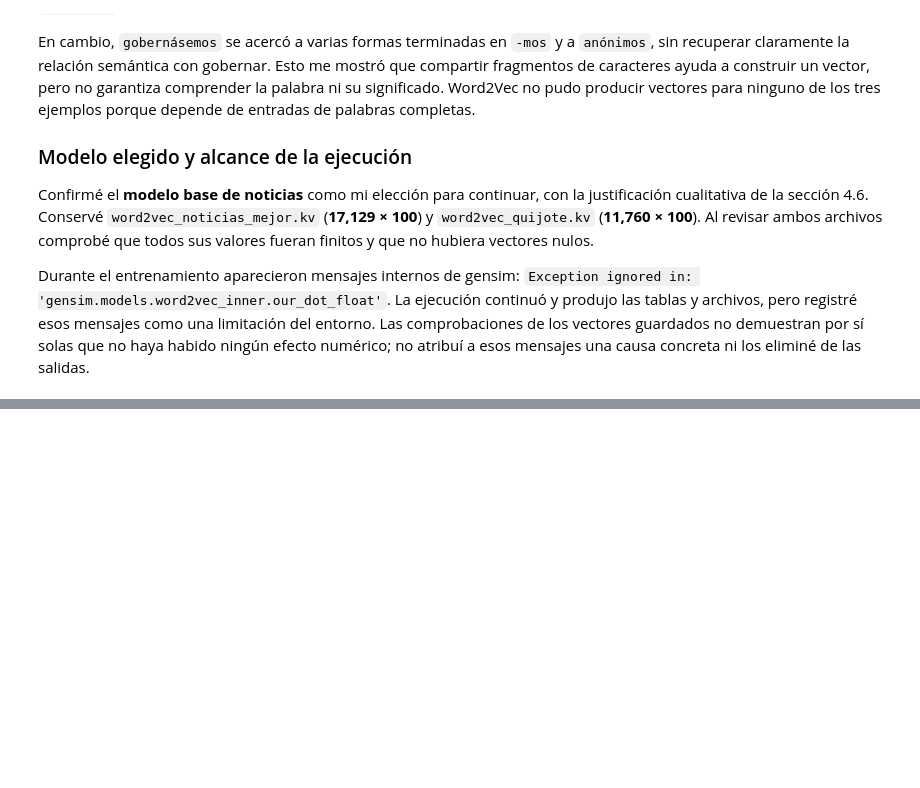
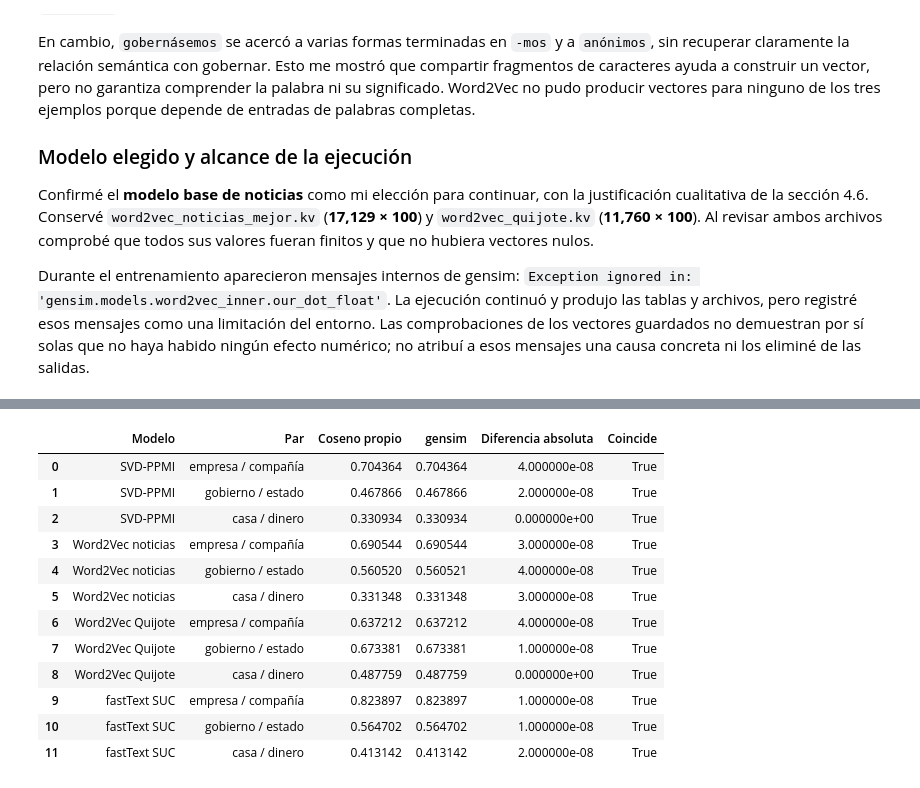
Before and after one commit to Jtanchezz/NLP, a Jupyter notebook: Lab9/lab9.ipynb, the cells around one changed output, grey strips where cells are left out. Saved outputs shown, nothing was run; the diff lists cells and outputs as text; code cells hidden in the pictures; blank space fills up the shorter version.

```diff
--- a/Lab9/lab9.ipynb
+++ b/Lab9/lab9.ipynb
@@ -1402,0 +1472,47 @@ Durante el entrenamiento aparecieron mensajes internos de gensim: `Exception ign
+# %%
+def coseno(u, v):
+    u = np.asarray(u, dtype=np.float64)
+    v = np.asarray(v, dtype=np.float64)
+    denominador = np.linalg.norm(u) * np.linalg.norm(v)
+    if denominador == 0:
+        raise ValueError("El coseno no está definido para vectores de norma cero.")
+    return float(np.dot(u, v) / denominador)
+
+
+vocabulario_comun_5 = set.intersection(
+    *(set(modelo.key_to_index) for modelo in modelos_seccion5.values())
+)
+candidatos_verificacion = [
+    ("empresa", "compañía"), ("gobierno", "estado"), ("casa", "dinero"),
+    ("hombre", "mujer"), ("trabajo", "tiempo"), ("vida", "mundo"),
+]
+pares_verificacion = [(a, b) for a, b in candidatos_verificacion
+                      if a in vocabulario_comun_5 and b in vocabulario_comun_5][:3]
+if len(pares_verificacion) < 3:
+    raise ValueError("Selecciona tres pares con cobertura en los cuatro modelos.")
+filas_verificacion = []
+for nombre, modelo in modelos_seccion5.items():
+    for a, b in pares_verificacion:
+        propio = coseno(modelo[a], modelo[b])
+        referencia = float(modelo.similarity(a, b))
+        coincide = bool(np.isclose(propio, referencia, atol=1e-6, rtol=1e-5))
+        filas_verificacion.append({"Modelo": nombre, "Par": f"{a} / {b}",
+            "Coseno propio": propio, "gensim": referencia,
+            "Diferencia absoluta": abs(propio - referencia), "Coincide": coincide})
+verificacion_coseno = pd.DataFrame(filas_verificacion)
+assert verificacion_coseno["Coincide"].all()
+display(verificacion_coseno.round(8))
+# %% [output]
+|  | Modelo | Par | Coseno propio | gensim | Diferencia absoluta | Coincide |
+| 0 | SVD-PPMI | empresa / compañía | 0.704364 | 0.704364 | 4.000000e-08 | True |
+| 1 | SVD-PPMI | gobierno / estado | 0.467866 | 0.467866 | 2.000000e-08 | True |
+| 2 | SVD-PPMI | casa / dinero | 0.330934 | 0.330934 | 0.000000e+00 | True |
+| 3 | Word2Vec noticias | empresa / compañía | 0.690544 | 0.690544 | 3.000000e-08 | True |
+| 4 | Word2Vec noticias | gobierno / estado | 0.560520 | 0.560521 | 4.000000e-08 | True |
+| 5 | Word2Vec noticias | casa / dinero | 0.331348 | 0.331348 | 3.000000e-08 | True |
+| 6 | Word2Vec Quijote | empresa / compañía | 0.637212 | 0.637212 | 4.000000e-08 | True |
+| 7 | Word2Vec Quijote | gobierno / estado | 0.673381 | 0.673381 | 1.000000e-08 | True |
+| 8 | Word2Vec Quijote | casa / dinero | 0.487759 | 0.487759 | 0.000000e+00 | True |
+| 9 | fastText SUC | empresa / compañía | 0.823897 | 0.823897 | 1.000000e-08 | True |
+| 10 | fastText SUC | gobierno / estado | 0.564702 | 0.564702 | 1.000000e-08 | True |
+| 11 | fastText SUC | casa / dinero | 0.413142 | 0.413142 | 2.000000e-08 | True |
```
Also changed, not shown: parts of 18 cells of this notebook.
